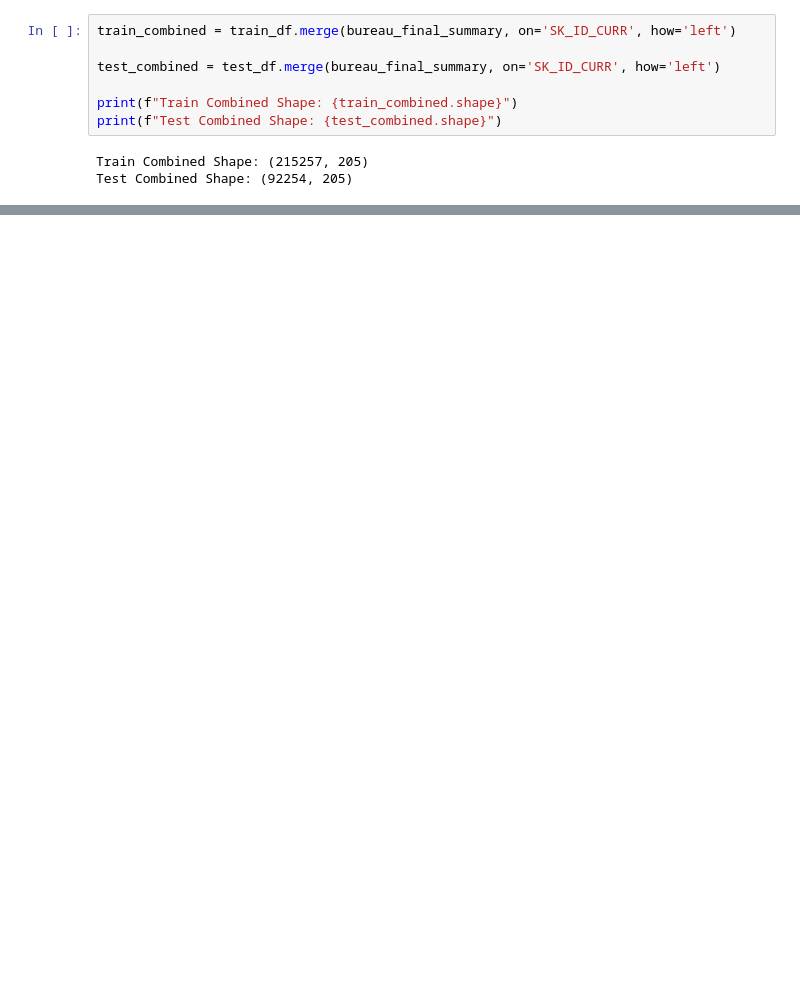
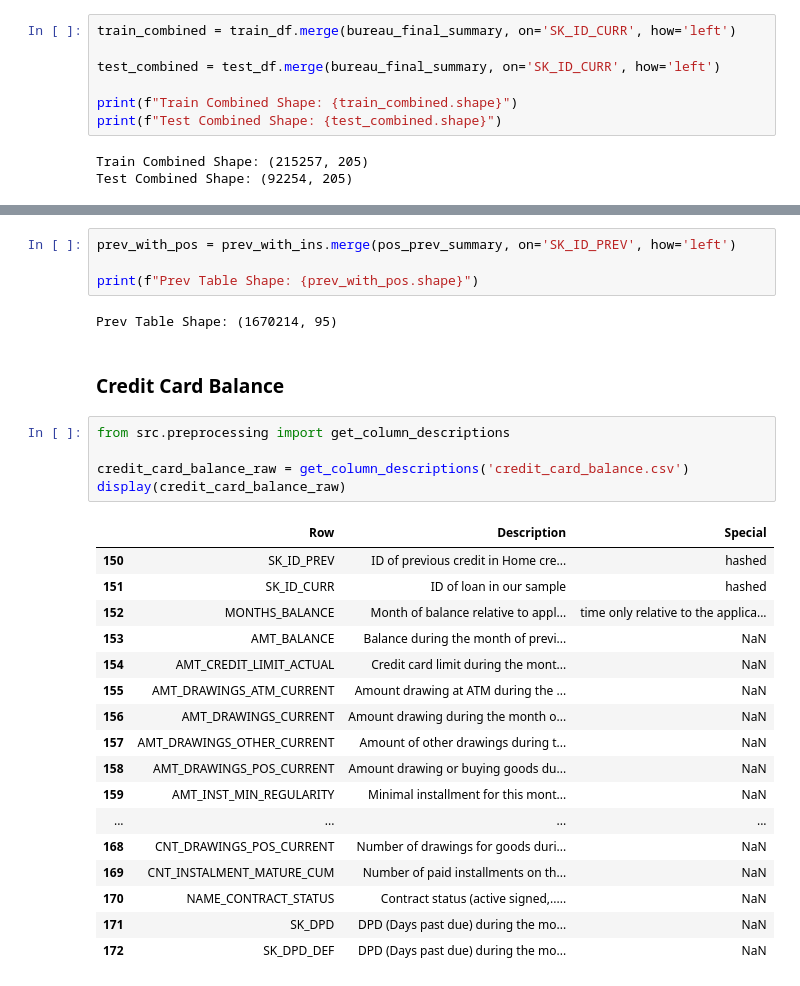
Before and after one commit to ErenReyhanlioglu/Credit_Risk_Analysis, a Jupyter notebook: notebooks/01_data_integrity_check.ipynb, the cells around one changed output, grey strips where cells are left out. Cells and saved outputs as stored; diff of their text form; blank space fills up the shorter version.

```diff
--- a/notebooks/01_data_integrity_check.ipynb
+++ b/notebooks/01_data_integrity_check.ipynb
@@ -474,0 +703,31 @@ dtype: float64
+# %%
+prev_with_pos = prev_with_ins.merge(pos_prev_summary, on='SK_ID_PREV', how='left')
+
+print(f"Prev Table Shape: {prev_with_pos.shape}")
+# %% [output]
+Prev Table Shape: (1670214, 95)
+# %% [markdown]
+### Credit Card Balance
+# %%
+from src.preprocessing import get_column_descriptions
+
+credit_card_balance_raw = get_column_descriptions('credit_card_balance.csv')
+display(credit_card_balance_raw)
+# %% [output]
+|  | Row | Description | Special |
+| 150 | SK_ID_PREV | ID of previous credit in Home cre... | hashed |
+| 151 | SK_ID_CURR | ID of loan in our sample | hashed |
+| 152 | MONTHS_BALANCE | Month of balance relative to appl... | time only relative to the applica... |
+| 153 | AMT_BALANCE | Balance during the month of previ... | NaN |
+| 154 | AMT_CREDIT_LIMIT_ACTUAL | Credit card limit during the mont... | NaN |
+| 155 | AMT_DRAWINGS_ATM_CURRENT | Amount drawing at ATM during the ... | NaN |
+| 156 | AMT_DRAWINGS_CURRENT | Amount drawing during the month o... | NaN |
+| 157 | AMT_DRAWINGS_OTHER_CURRENT | Amount of other drawings during t... | NaN |
+| 158 | AMT_DRAWINGS_POS_CURRENT | Amount drawing or buying goods du... | NaN |
+| 159 | AMT_INST_MIN_REGULARITY | Minimal installment for this mont... | NaN |
+| ... | ... | ... | ... |
+| 168 | CNT_DRAWINGS_POS_CURRENT | Number of drawings for goods duri... | NaN |
+| 169 | CNT_INSTALMENT_MATURE_CUM | Number of paid installments on th... | NaN |
+| 170 | NAME_CONTRACT_STATUS | Contract status (active signed,..... | NaN |
+| 171 | SK_DPD | DPD (Days past due) during the mo... | NaN |
+| 172 | SK_DPD_DEF | DPD (Days past due) during the mo... | NaN |
```
Also changed, not shown: parts of 37 cells of this notebook, 2 other files.
